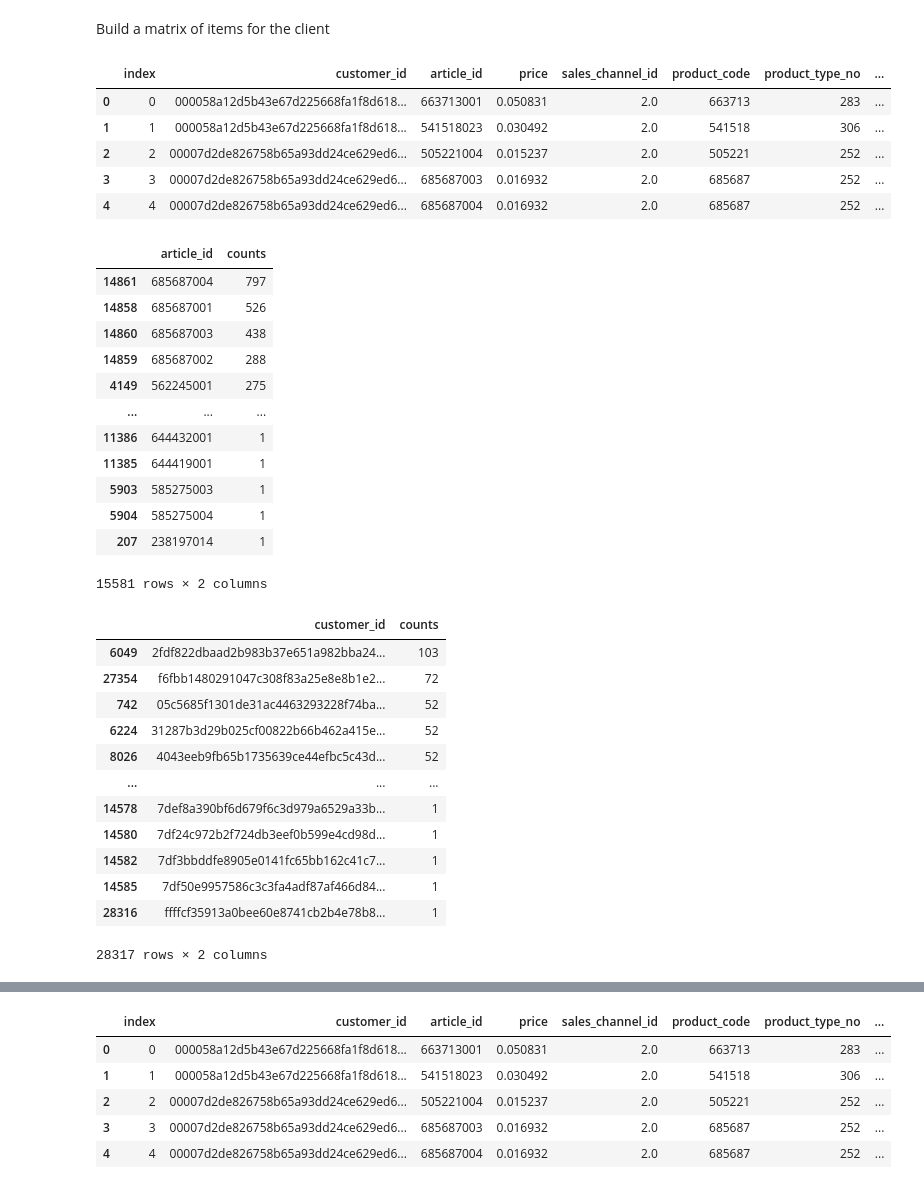
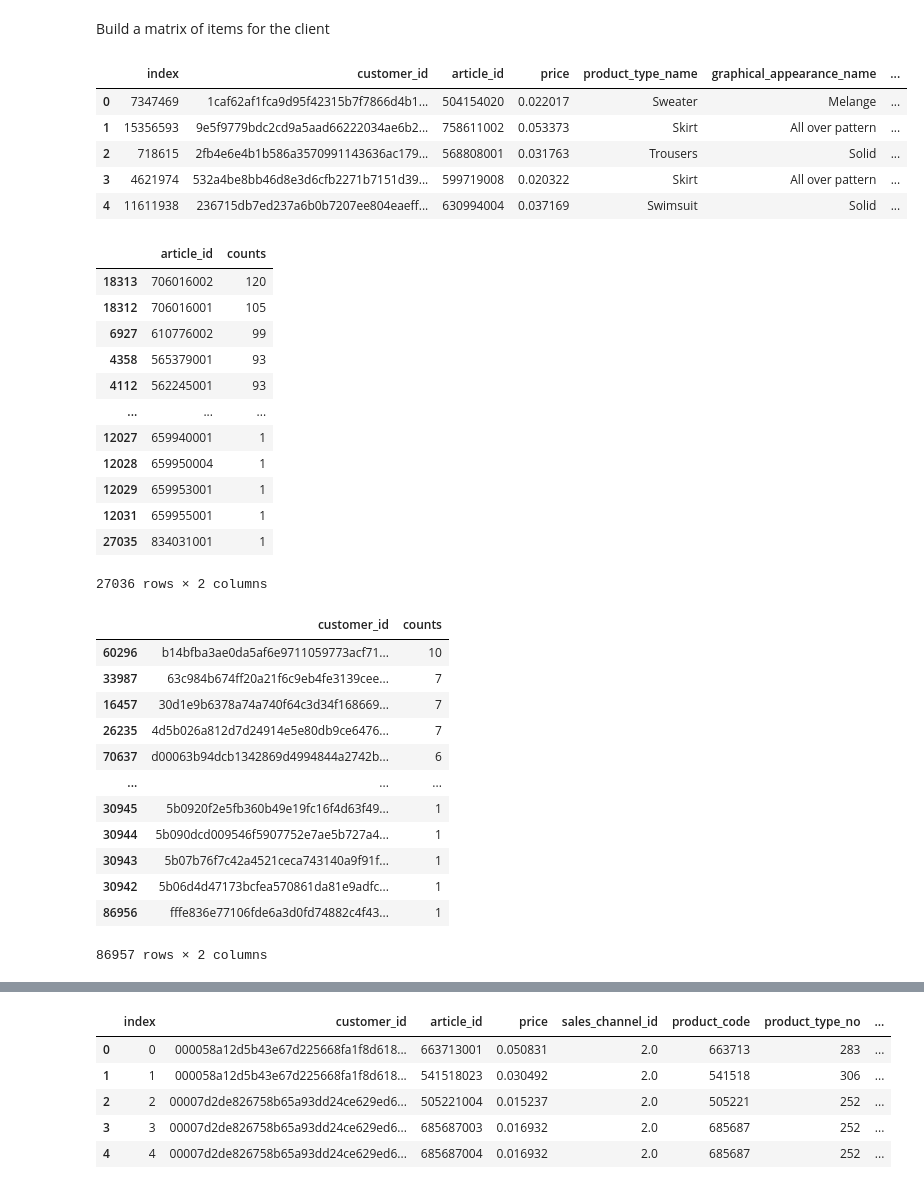
Before and after one commit to msmillan7/Kaggle_Competition-HM_Recommender_System, a Jupyter notebook: ML_Approaches_Testing_Marina.ipynb, the cells around one changed output, grey strips where cells are left out. Drawn from its saved outputs; the diff is of its cells as text; code cells hidden in the pictures.

```diff
--- a/ML_Approaches_Testing_Marina.ipynb
+++ b/ML_Approaches_Testing_Marina.ipynb
@@ -253,5 +225,5 @@ age                             79980
 dtype: int64
 # %%
 #Replace Age with the mean
-mean_age = trans_arts_cust_joined['age'].median()
-trans_arts_cust_joined['age'].fillna(mean_age,inplace=True)
+mean_age = features_joined['age'].median()
+features_joined['age'].fillna(mean_age,inplace=True)
@@ -261,5 +230,4 @@ trans_arts_cust_joined = trans_arts_cust_joined.drop("Active", axis=1)
 # %%
-#Rplace club_member_status and fashion_news_frequency with the most common value
-trans_arts_cust_joined = trans_arts_cust_joined.fillna(trans_arts_cust_joined['club_member_status'].value_counts().index[0])
-trans_arts_cust_joined = trans_arts_cust_joined.fillna(trans_arts_cust_joined['fashion_news_frequency'].value_counts().index[0])
+#Replace fashion_news_frequency with the most common value
+features_joined = features_joined.fillna(features_joined['fashion_news_frequency'].value_counts().index[0])
 # %%
@@ -552,3 +285,5 @@ df_prepared
+# %%
+features_prepared = features_joined
 # %% [markdown]
 ### 2.5 Machine Learning
 # %% [markdown]
@@ -558,53 +293,53 @@ https://www.datasource.ai/uploads/6b86b1630562b323a26143f90d97fe08.html
 # %% [markdown]
 Build a matrix of items for the client
 # %%
-#df = trans_arts_cust_joined.reset_index()
-df = trans_arts_cust_joined[0:100000].reset_index()
+#df = features_prepared.reset_index()
+features_prepared_sample = features_prepared[0:100000].reset_index()
 # %%
-df.head()
+features_prepared_sample.head()
 # %% [output]
-|  | index | customer_id | article_id | price | sales_channel_id | product_code | product_type_no | ... |
-| 0 | 0 | 000058a12d5b43e67d225668fa1f8d618... | 663713001 | 0.050831 | 2.0 | 663713 | 283 | ... |
-| 1 | 1 | 000058a12d5b43e67d225668fa1f8d618... | 541518023 | 0.030492 | 2.0 | 541518 | 306 | ... |
-| 2 | 2 | 00007d2de826758b65a93dd24ce629ed6... | 505221004 | 0.015237 | 2.0 | 505221 | 252 | ... |
-| 3 | 3 | 00007d2de826758b65a93dd24ce629ed6... | 685687003 | 0.016932 | 2.0 | 685687 | 252 | ... |
-| 4 | 4 | 00007d2de826758b65a93dd24ce629ed6... | 685687004 | 0.016932 | 2.0 | 685687 | 252 | ... |
+|  | index | customer_id | article_id | price | product_type_name | graphical_appearance_name | ... |
+| 0 | 7347469 | 1caf62af1fca9d95f42315b7f7866d4b1... | 504154020 | 0.022017 | Sweater | Melange | ... |
+| 1 | 15356593 | 9e5f9779bdc2cd9a5aad66222034ae6b2... | 758611002 | 0.053373 | Skirt | All over pattern | ... |
+| 2 | 718615 | 2fb4e6e4b1b586a3570991143636ac179... | 568808001 | 0.031763 | Trousers | Solid | ... |
+| 3 | 4621974 | 532a4be8bb46d8e3d6cfb2271b7151d39... | 599719008 | 0.020322 | Skirt | All over pattern | ... |
+| 4 | 11611938 | 236715db7ed237a6b0b7207ee804eaeff... | 630994004 | 0.037169 | Swimsuit | Solid | ... |
 # %%
 #Get counts of each sold article
-grouped = df.groupby("article_id")["article_id"].count().reset_index(name='counts').sort_values(by=['counts'], ascending=False)
+grouped = features_prepared_sample.groupby("article_id")["article_id"].count().reset_index(name='counts').sort_values(by=['counts'], ascending=False)
 grouped
 # %% [output]
 |  | article_id | counts |
-| 14861 | 685687004 | 797 |
-| 14858 | 685687001 | 526 |
-| 14860 | 685687003 | 438 |
-| 14859 | 685687002 | 288 |
-| 4149 | 562245001 | 275 |
+| 18313 | 706016002 | 120 |
+| 18312 | 706016001 | 105 |
+| 6927 | 610776002 | 99 |
+| 4358 | 565379001 | 93 |
+| 4112 | 562245001 | 93 |
 | ... | ... | ... |
-| 11386 | 644432001 | 1 |
-| 11385 | 644419001 | 1 |
-| 5903 | 585275003 | 1 |
-| 5904 | 585275004 | 1 |
-| 207 | 238197014 | 1 |
+| 12027 | 659940001 | 1 |
+| 12028 | 659950004 | 1 |
+| 12029 | 659953001 | 1 |
+| 12031 | 659955001 | 1 |
+| 27035 | 834031001 | 1 |
-15581 rows × 2 columns
+27036 rows × 2 columns
 # %%
 #Get counts of each customer to see if same customer has purchased more than once
-grouped = df.groupby("customer_id")["customer_id"].count().reset_index(name='counts').sort_values(by=['counts'], ascending=False)
+grouped = features_prepared_sample.groupby("customer_id")["customer_id"].count().reset_index(name='counts').sort_values(by=['counts'], ascending=False)
 grouped
 # %% [output]
 |  | customer_id | counts |
-| 6049 | 2fdf822dbaad2b983b37e651a982bba24... | 103 |
-| 27354 | f6fbb1480291047c308f83a25e8e8b1e2... | 72 |
-| 742 | 05c5685f1301de31ac4463293228f74ba... | 52 |
-| 6224 | 31287b3d29b025cf00822b66b462a415e... | 52 |
-| 8026 | 4043eeb9fb65b1735639ce44efbc5c43d... | 52 |
+| 60296 | b14bfba3ae0da5af6e9711059773acf71... | 10 |
+| 33987 | 63c984b674ff20a21f6c9eb4fe3139cee... | 7 |
+| 16457 | 30d1e9b6378a74a740f64c3d34f168669... | 7 |
+| 26235 | 4d5b026a812d7d24914e5e80db9ce6476... | 7 |
+| 70637 | d00063b94dcb1342869d4994844a2742b... | 6 |
 | ... | ... | ... |
-| 14578 | 7def8a390bf6d679f6c3d979a6529a33b... | 1 |
-| 14580 | 7df24c972b2f724db3eef0b599e4cd98d... | 1 |
-| 14582 | 7df3bbddfe8905e0141fc65bb162c41c7... | 1 |
-| 14585 | 7df50e9957586c3c3fa4adf87af466d84... | 1 |
-| 28316 | ffffcf35913a0bee60e8741cb2b4e78b8... | 1 |
+| 30945 | 5b0920f2e5fb360b49e19fc16f4d63f49... | 1 |
+| 30944 | 5b090dcd009546f5907752e7ae5b727a4... | 1 |
+| 30943 | 5b07b76f7c42a4521ceca743140a9f91f... | 1 |
+| 30942 | 5b06d4d47173bcfea570861da81e9adfc... | 1 |
+| 86956 | fffe836e77106fde6a3d0fd74882c4f43... | 1 |
-28317 rows × 2 columns
+86957 rows × 2 columns
 # %%
 grouped.iloc[0]['customer_id']
 # %% [output]
```
Also changed, not shown: parts of 43 cells of this notebook.
